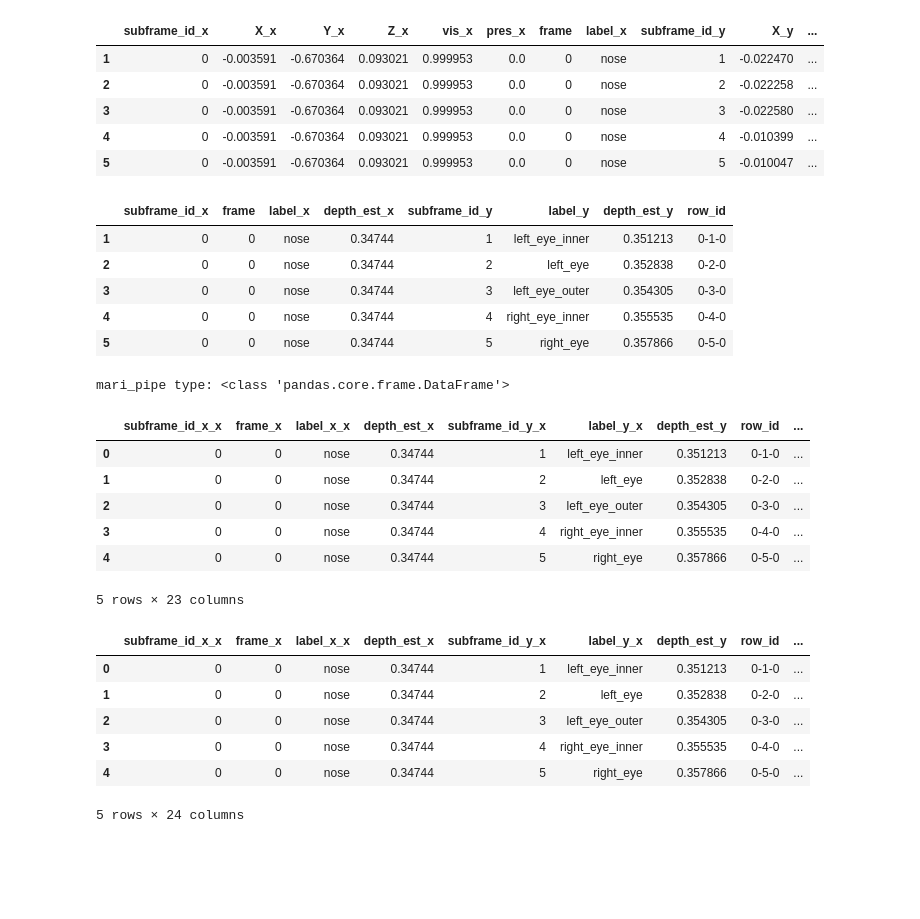
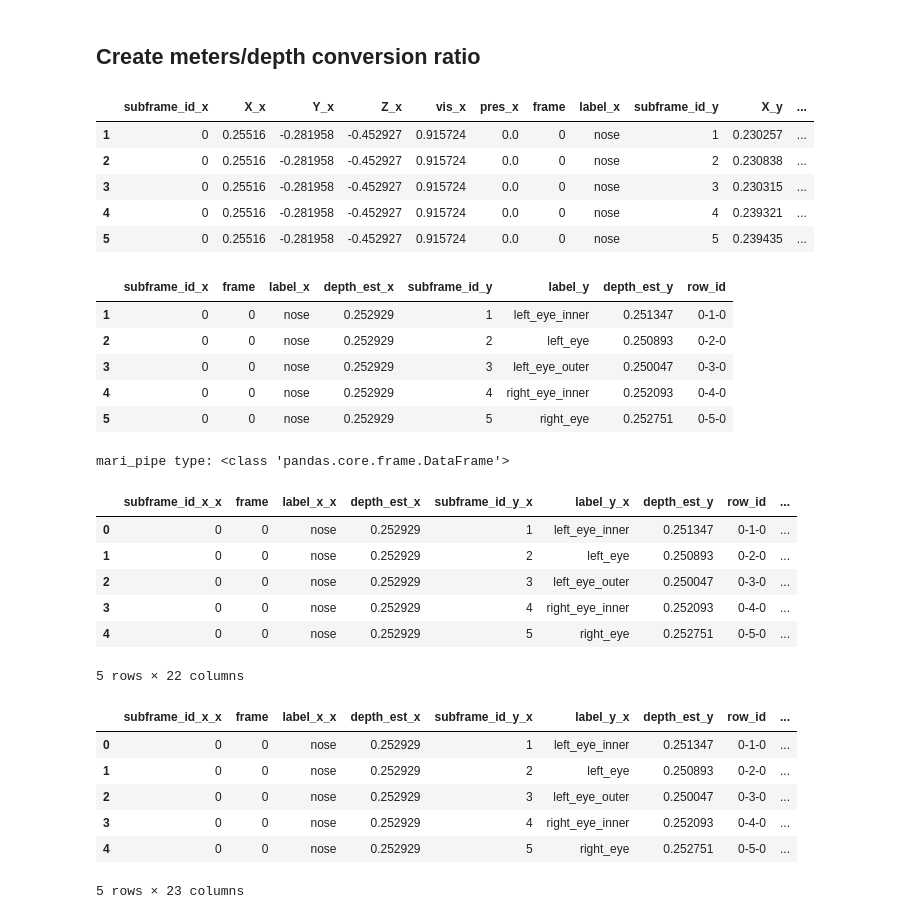
Before and after one commit to UCSF-MSLAB/HomeVideoAnalysis, a Jupyter notebook: megan_sandbox/distance_from_camera_tests/calc_dist_travelled_MM.ipynb, the cells around one changed output. Cells and saved outputs as stored; diff of their text form; code cells hidden in the pictures; blank space fills up the shorter version.

```diff
--- a/megan_sandbox/distance_from_camera_tests/calc_dist_travelled_MM.ipynb
+++ b/megan_sandbox/distance_from_camera_tests/calc_dist_travelled_MM.ipynb
@@ -26,9 +27,10 @@ def get_landmark_pairs(landmark_df, label_x, label_y):
     tmp = landmark_df.merge(landmark_df, on='frame', how='left')
     return tmp[(tmp.label_x == label_x) & (tmp.label_y == label_y)].copy()
 # %%
-output_path = r'C:\Users\mmccu\Box\MM_Personal\5_Projects\BoveLab\3_Data_and_Code\test_velocity_01302025\hc_video_output\MM_HC_test_distance\09-12-2024\000_raw_pose_data'
-file_name = 'mari_mpipe_gait_vertical_left_df.csv'
+output_path = r'C:\Users\mmccu\Box\MM_Personal\5_Projects\BoveLab\3_Data_and_Code\test_velocity_01302025\hc_video_output\NW_HC\2024-05-02\000_raw_pose_data'
+csv_file_name = 'mari_mpipe_gait_vertical_left_df.csv'
+png_file_name = 'mari_mpipe_gait_vertical_left_df.png'
 
-mpipe_path = r'C:\Users\mmccu\Box\MM_Personal\5_Projects\BoveLab\3_Data_and_Code\test_velocity_01302025\hc_video_output\MM_HC_test_distance\09-12-2024\000_raw_pose_data\2024_09_12_02_41_PWS_1_gait_vertical_left_mediapipe_world.csv'
-
-mari_path = r'C:\Users\mmccu\Box\MM_Personal\5_Projects\BoveLab\3_Data_and_Code\test_velocity_01302025\hc_video_output\MM_HC_test_distance\09-12-2024\000_raw_pose_data\2024_09_12_02_41_PWS_1_gait_vertical_left_marigold.csv'
+mpipe_path = r'C:\Users\mmccu\Box\MM_Personal\5_Projects\BoveLab\3_Data_and_Code\test_velocity_01302025\hc_video_output\NW_HC\2024-05-02\000_raw_pose_data\gait_vertical_left_mediapipe_world.csv'
+mari_path = r'C:\Users\mmccu\Box\MM_Personal\5_Projects\BoveLab\3_Data_and_Code\test_velocity_01302025\hc_video_output\NW_HC\2024-05-02\000_raw_pose_data\gait_vertical_left_marigold.csv'
+yolo_path = r'C:\Users\mmccu\Box\MM_Personal\5_Projects\BoveLab\3_Data_and_Code\test_velocity_01302025\hc_video_output\NW_HC\2024-05-02\000_raw_pose_data\gait_vertical_left_yolo.csv'
@@ -35,4 +60,7 @@ mari_path = r'C:\Users\mmccu\Box\MM_Personal\5_Projects\BoveLab\3_Data_and_Code\
+# %% [markdown]
+## Create meters/depth conversion ratio
 # %%
+# mediapipe world landmarks
 mpipe = pd.read_csv(mpipe_path)
 
 mpipe = mpipe.rename(columns={'Unnamed: 0': 'subframe_id'})
@@ -42,12 +70,13 @@ mpipe_pairs = get_all_unique_pairs(mpipe_filt)
 mpipe_pairs.head()
 # %% [output]
 |  | subframe_id_x | X_x | Y_x | Z_x | vis_x | pres_x | frame | label_x | subframe_id_y | X_y | ... |
-| 1 | 0 | -0.003591 | -0.670364 | 0.093021 | 0.999953 | 0.0 | 0 | nose | 1 | -0.022470 | ... |
-| 2 | 0 | -0.003591 | -0.670364 | 0.093021 | 0.999953 | 0.0 | 0 | nose | 2 | -0.022258 | ... |
-| 3 | 0 | -0.003591 | -0.670364 | 0.093021 | 0.999953 | 0.0 | 0 | nose | 3 | -0.022580 | ... |
-| 4 | 0 | -0.003591 | -0.670364 | 0.093021 | 0.999953 | 0.0 | 0 | nose | 4 | -0.010399 | ... |
-| 5 | 0 | -0.003591 | -0.670364 | 0.093021 | 0.999953 | 0.0 | 0 | nose | 5 | -0.010047 | ... |
+| 1 | 0 | 0.25516 | -0.281958 | -0.452927 | 0.915724 | 0.0 | 0 | nose | 1 | 0.230257 | ... |
+| 2 | 0 | 0.25516 | -0.281958 | -0.452927 | 0.915724 | 0.0 | 0 | nose | 2 | 0.230838 | ... |
+| 3 | 0 | 0.25516 | -0.281958 | -0.452927 | 0.915724 | 0.0 | 0 | nose | 3 | 0.230315 | ... |
+| 4 | 0 | 0.25516 | -0.281958 | -0.452927 | 0.915724 | 0.0 | 0 | nose | 4 | 0.239321 | ... |
+| 5 | 0 | 0.25516 | -0.281958 | -0.452927 | 0.915724 | 0.0 | 0 | nose | 5 | 0.239435 | ... |
 # %%
+# marigold depth estimates
 mari = pd.read_csv(mari_path)
 
 mari = mari.rename(columns={'Unnamed: 0': 'subframe_id'})
@@ -57,24 +86,25 @@ mari_pairs = get_all_unique_pairs(mari_filt)
 mari_pairs.head()
 # %% [output]
 |  | subframe_id_x | frame | label_x | depth_est_x | subframe_id_y | label_y | depth_est_y | row_id |
-| 1 | 0 | 0 | nose | 0.34744 | 1 | left_eye_inner | 0.351213 | 0-1-0 |
-| 2 | 0 | 0 | nose | 0.34744 | 2 | left_eye | 0.352838 | 0-2-0 |
-| 3 | 0 | 0 | nose | 0.34744 | 3 | left_eye_outer | 0.354305 | 0-3-0 |
-| 4 | 0 | 0 | nose | 0.34744 | 4 | right_eye_inner | 0.355535 | 0-4-0 |
-| 5 | 0 | 0 | nose | 0.34744 | 5 | right_eye | 0.357866 | 0-5-0 |
+| 1 | 0 | 0 | nose | 0.252929 | 1 | left_eye_inner | 0.251347 | 0-1-0 |
+| 2 | 0 | 0 | nose | 0.252929 | 2 | left_eye | 0.250893 | 0-2-0 |
+| 3 | 0 | 0 | nose | 0.252929 | 3 | left_eye_outer | 0.250047 | 0-3-0 |
+| 4 | 0 | 0 | nose | 0.252929 | 4 | right_eye_inner | 0.252093 | 0-4-0 |
+| 5 | 0 | 0 | nose | 0.252929 | 5 | right_eye | 0.252751 | 0-5-0 |
 # %%
-mari_mpipe = mari_pairs.merge(mpipe_pairs, on=['row_id'])
+# merge marigold and mediapipe pairs
+mari_mpipe = mari_pairs.merge(mpipe_pairs, on=['frame', 'row_id'])
 print(f"mari_pipe type: {type(mari_mpipe)}")
 mari_mpipe.head()
 # %% [output]
 mari_pipe type: <class 'pandas.core.frame.DataFrame'>
-|  | subframe_id_x_x | frame_x | label_x_x | depth_est_x | subframe_id_y_x | label_y_x | depth_est_y | row_id | ... |
-| 0 | 0 | 0 | nose | 0.34744 | 1 | left_eye_inner | 0.351213 | 0-1-0 | ... |
-| 1 | 0 | 0 | nose | 0.34744 | 2 | left_eye | 0.352838 | 0-2-0 | ... |
-| 2 | 0 | 0 | nose | 0.34744 | 3 | left_eye_outer | 0.354305 | 0-3-0 | ... |
-| 3 | 0 | 0 | nose | 0.34744 | 4 | right_eye_inner | 0.355535 | 0-4-0 | ... |
-| 4 | 0 | 0 | nose | 0.34744 | 5 | right_eye | 0.357866 | 0-5-0 | ... |
+|  | subframe_id_x_x | frame | label_x_x | depth_est_x | subframe_id_y_x | label_y_x | depth_est_y | row_id | ... |
+| 0 | 0 | 0 | nose | 0.252929 | 1 | left_eye_inner | 0.251347 | 0-1-0 | ... |
+| 1 | 0 | 0 | nose | 0.252929 | 2 | left_eye | 0.250893 | 0-2-0 | ... |
+| 2 | 0 | 0 | nose | 0.252929 | 3 | left_eye_outer | 0.250047 | 0-3-0 | ... |
+| 3 | 0 | 0 | nose | 0.252929 | 4 | right_eye_inner | 0.252093 | 0-4-0 | ... |
+| 4 | 0 | 0 | nose | 0.252929 | 5 | right_eye | 0.252751 | 0-5-0 | ... |
-5 rows × 23 columns
+5 rows × 22 columns
 # %%
 def check_row(labxx,labyx,labxy,labyy):
     return (labxx == labxy) and (labyx == labyy)
@@ -87,11 +117,11 @@ mari_mpipe["label_agreement"] = mari_mpipe.apply(lambda row: check_row(row["labe
                                                  axis=1)
 mari_mpipe.head()
 # %% [output]
-|  | subframe_id_x_x | frame_x | label_x_x | depth_est_x | subframe_id_y_x | label_y_x | depth_est_y | row_id | ... |
-| 0 | 0 | 0 | nose | 0.34744 | 1 | left_eye_inner | 0.351213 | 0-1-0 | ... |
-| 1 | 0 | 0 | nose | 0.34744 | 2 | left_eye | 0.352838 | 0-2-0 | ... |
-| 2 | 0 | 0 | nose | 0.34744 | 3 | left_eye_outer | 0.354305 | 0-3-0 | ... |
-| 3 | 0 | 0 | nose | 0.34744 | 4 | right_eye_inner | 0.355535 | 0-4-0 | ... |
-| 4 | 0 | 0 | nose | 0.34744 | 5 | right_eye | 0.357866 | 0-5-0 | ... |
+|  | subframe_id_x_x | frame | label_x_x | depth_est_x | subframe_id_y_x | label_y_x | depth_est_y | row_id | ... |
+| 0 | 0 | 0 | nose | 0.252929 | 1 | left_eye_inner | 0.251347 | 0-1-0 | ... |
+| 1 | 0 | 0 | nose | 0.252929 | 2 | left_eye | 0.250893 | 0-2-0 | ... |
+| 2 | 0 | 0 | nose | 0.252929 | 3 | left_eye_outer | 0.250047 | 0-3-0 | ... |
+| 3 | 0 | 0 | nose | 0.252929 | 4 | right_eye_inner | 0.252093 | 0-4-0 | ... |
+| 4 | 0 | 0 | nose | 0.252929 | 5 | right_eye | 0.252751 | 0-5-0 | ... |
-5 rows × 24 columns
+5 rows × 23 columns
 # %%
```
Also changed, not shown: parts of 14 cells of this notebook, 1 other file.
